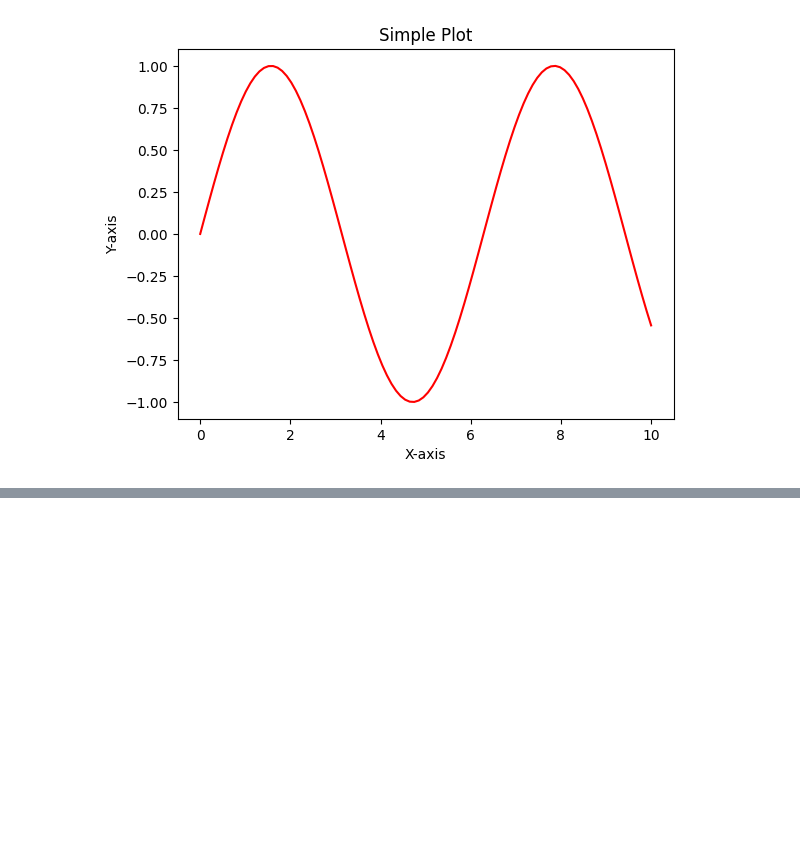
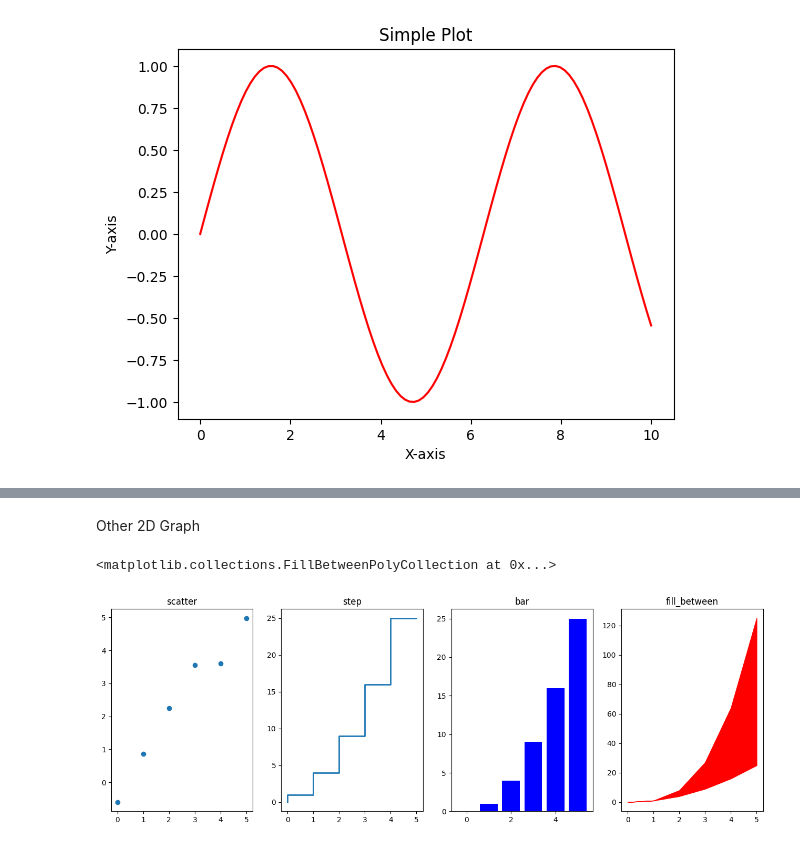
Before and after one commit to SilverShadow123/Learning_Python, a Jupyter notebook: matplotlib.ipynb, the cells around one changed output, grey strips where cells are left out. Saved outputs shown, nothing was run; the diff lists cells and outputs as text; code cells hidden in the pictures; blank space fills up the shorter version.

```diff
--- a/matplotlib.ipynb
+++ b/matplotlib.ipynb
@@ -135,0 +171,19 @@ ax2.plot(x,y,'g*-')
+# %% [markdown]
+Other 2D Graph
+# %%
+import matplotlib.pyplot as plt
+import numpy as np
+n=np.array([0,1,2,3,4,5])
+fig, axes = plt.subplots(1,4, figsize=(16,5))
+axes[0].set_title('scatter')
+axes[0].scatter(n, n+0.25*np.random.randn(len(n)))
+axes[1].set_title('step')
+axes[1].step(n,n**2, lw=2)
+axes[2].set_title('bar')
+axes[2].bar(n,n**2,align='center', color='b')
+
+axes[3].set_title('fill_between')
+axes[3].fill_between(n,n**2,n**3,color='r')
+# %% [output]
+<matplotlib.collections.FillBetweenPolyCollection at 0x...>
+[figure, added]
```
Also changed, not shown: parts of 7 cells of this notebook.
